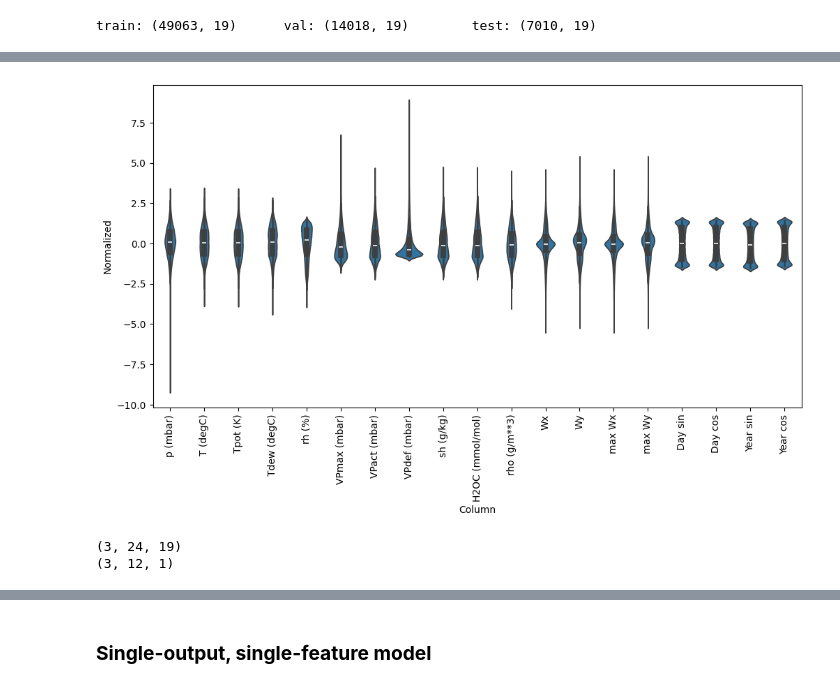
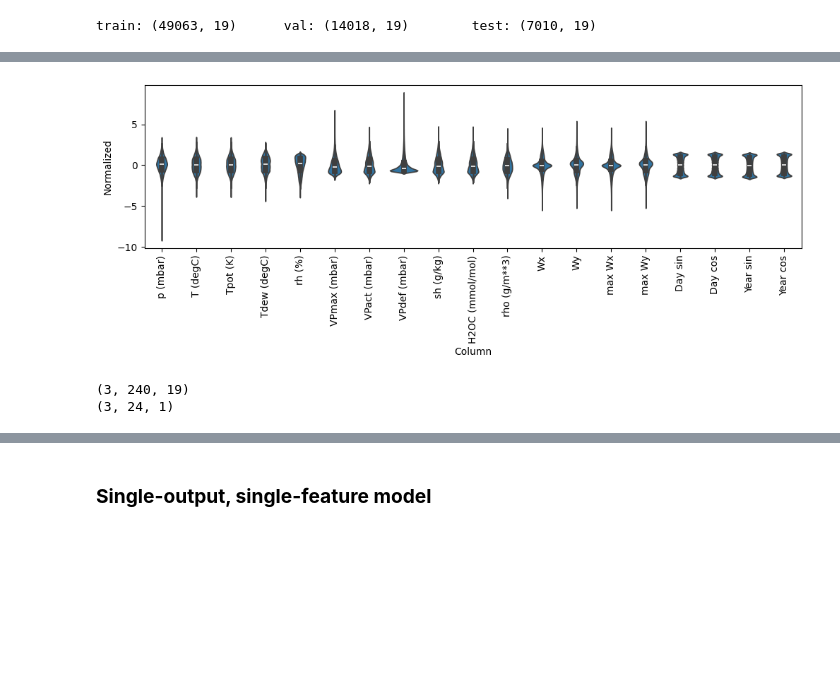
Before and after one commit to robetatis/study_notes_ml, a Jupyter notebook: weather.ipynb, the cells around one changed output, grey strips where cells are left out. Cells and saved outputs as stored; diff of their text form; code cells hidden in the pictures; blank space fills up the shorter version.

```diff
--- a/weather.ipynb
+++ b/weather.ipynb
@@ -133,12 +135,12 @@ _ = ax.set_xticklabels(df.keys(), rotation=90)
 # %%
 df_normalized = (df - train_mean) / train_sd
 df_normalized = df_normalized.melt(var_name='Column', value_name='Normalized')
 
-plt.figure(figsize=(12, 6))
+plt.figure(figsize=(12, 3))
 ax = sns.violinplot(x='Column', y='Normalized', data=df_normalized)
 _ = ax.set_xticklabels(df.keys(), rotation=90)
 # %% [output]
-[figure, old version]
+[figure, new version]
 # %%
 class WindowGenerator:
 
@@ -270,12 +272,12 @@ class WindowGenerator:
             self._example = result
         return result
 # %%
-w = WindowGenerator(input_width=24, label_width=12, offset=12, label_columns=['T (degC)'])
+w = WindowGenerator(input_width=24*10, label_width=24, offset=24, label_columns=['T (degC)'])
 
 example_window = tf.stack(
     [np.array(train_df[:w.total_window_size]),
-    np.array(train_df[100:100 + w.total_window_size]),
-    np.array(train_df[200:200 + w.total_window_size])
+    np.array(train_df[10:10 + w.total_window_size]),
+    np.array(train_df[20:20 + w.total_window_size])
 ])
 
 example_inputs, example_labels = w.split_window(example_window)
@@ -283,8 +285,8 @@ example_inputs, example_labels = w.split_window(example_window)
 print(example_inputs.shape)
 print(example_labels.shape)
 # %% [output]
-(3, 24, 19)
-(3, 12, 1)
+(3, 240, 19)
+(3, 24, 1)
 # %%
 w.plot()
 # %% [output]
```
Also changed, not shown: parts of 11 cells of this notebook, 1 other file.
